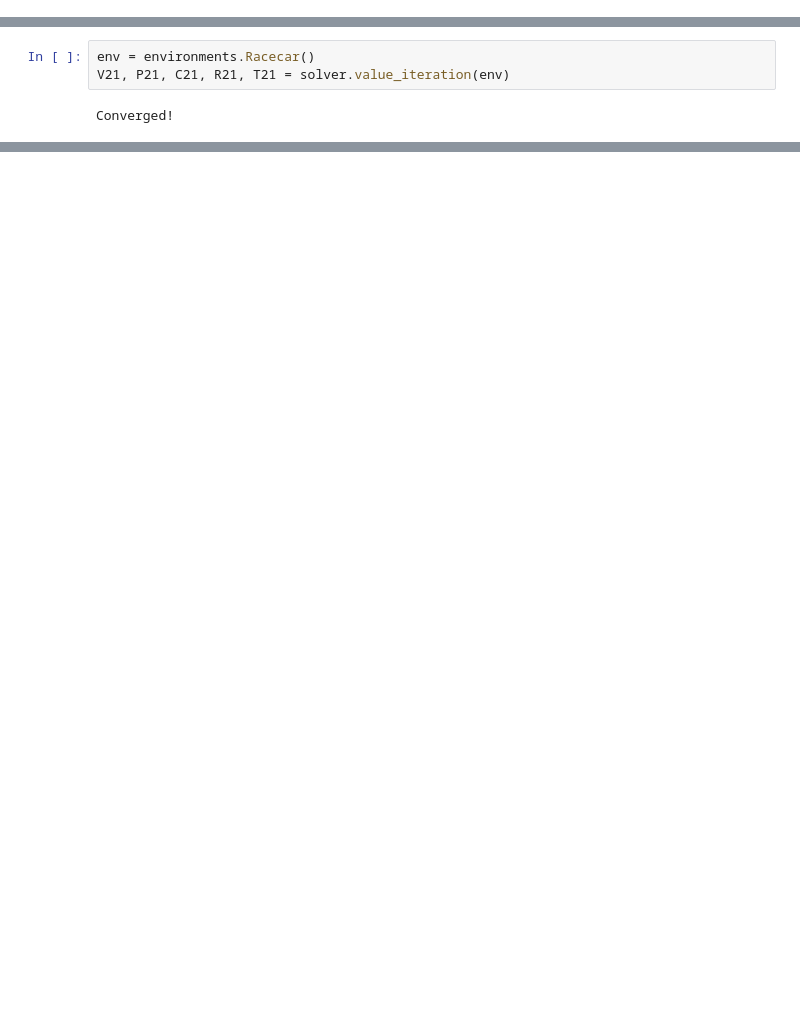
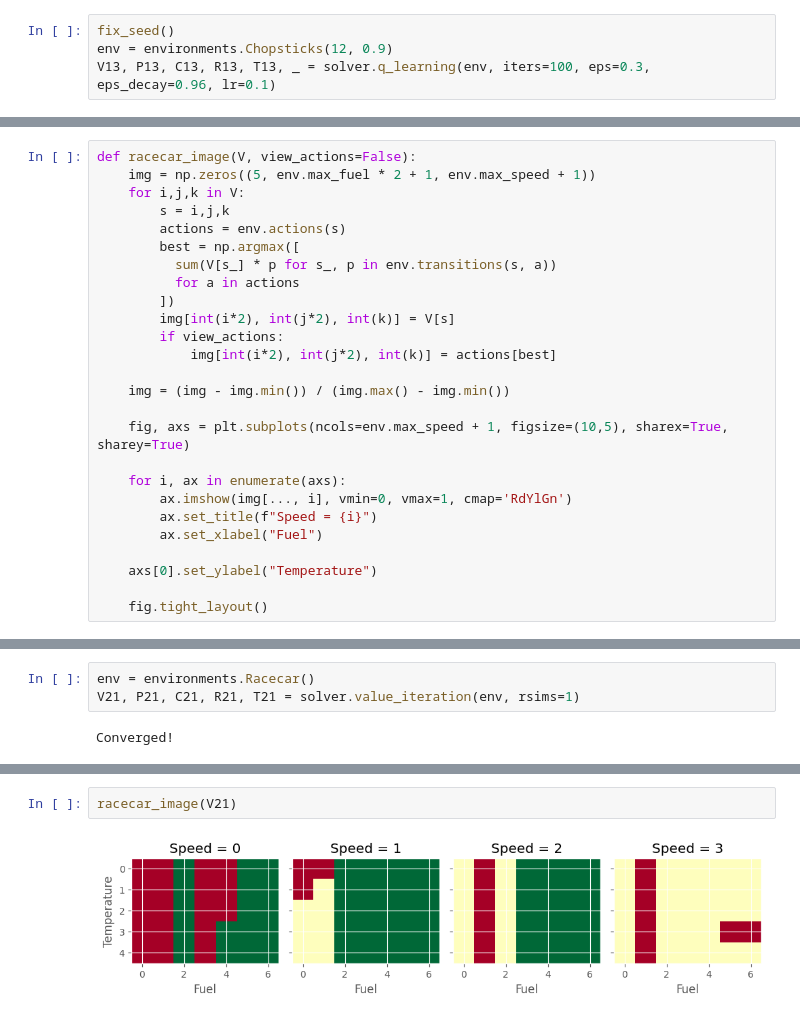
Before and after one commit to vinitjogani/mdp-solvers, a Jupyter notebook: experiments.ipynb, the cells around one changed output, grey strips where cells are left out. Drawn from its saved outputs; the diff is of its cells as text; blank space fills up the shorter version.

```diff
--- a/experiments.ipynb
+++ b/experiments.ipynb
@@ -14,0 +17,4 @@ plt.style.use('ggplot');
+# %%
+fix_seed()
+env = environments.Chopsticks(12, 0.9)
+V13, P13, C13, R13, T13, _ = solver.q_learning(env, iters=100, eps=0.3, eps_decay=0.96, lr=0.1)
@@ -19,3 +58,29 @@ def fix_seed():
+# %%
+def racecar_image(V, view_actions=False):
+    img = np.zeros((5, env.max_fuel * 2 + 1, env.max_speed + 1))
+    for i,j,k in V:
+        s = i,j,k
+        actions = env.actions(s)
+        best = np.argmax([
+          sum(V[s_] * p for s_, p in env.transitions(s, a))
+          for a in actions
+        ])
+        img[int(i*2), int(j*2), int(k)] = V[s]
+        if view_actions:
+            img[int(i*2), int(j*2), int(k)] = actions[best]
+
+    img = (img - img.min()) / (img.max() - img.min())
+
+    fig, axs = plt.subplots(ncols=env.max_speed + 1, figsize=(10,5), sharex=True, sharey=True)
+
+    for i, ax in enumerate(axs):
+        ax.imshow(img[..., i], vmin=0, vmax=1, cmap='RdYlGn')
+        ax.set_title(f"Speed = {i}")
+        ax.set_xlabel("Fuel")
+
+    axs[0].set_ylabel("Temperature")
+
+    fig.tight_layout()
 # %%
 fix_seed()
 env = environments.Chopsticks(12, 0.9)
@@ -30,6 +101,6 @@ Converged!
 # %%
 env = environments.Racecar()
-V21, P21, C21, R21, T21 = solver.value_iteration(env)
+V21, P21, C21, R21, T21 = solver.value_iteration(env, rsims=1)
 # %% [output]
 Converged!
 # %%
@@ -95,0 +179,4 @@ T21[-1]/T22[-1]
+# %%
+racecar_image(V21)
+# %% [output]
+[figure, added]
```
Also changed, not shown: parts of 15 cells of this notebook, 2 other files.
